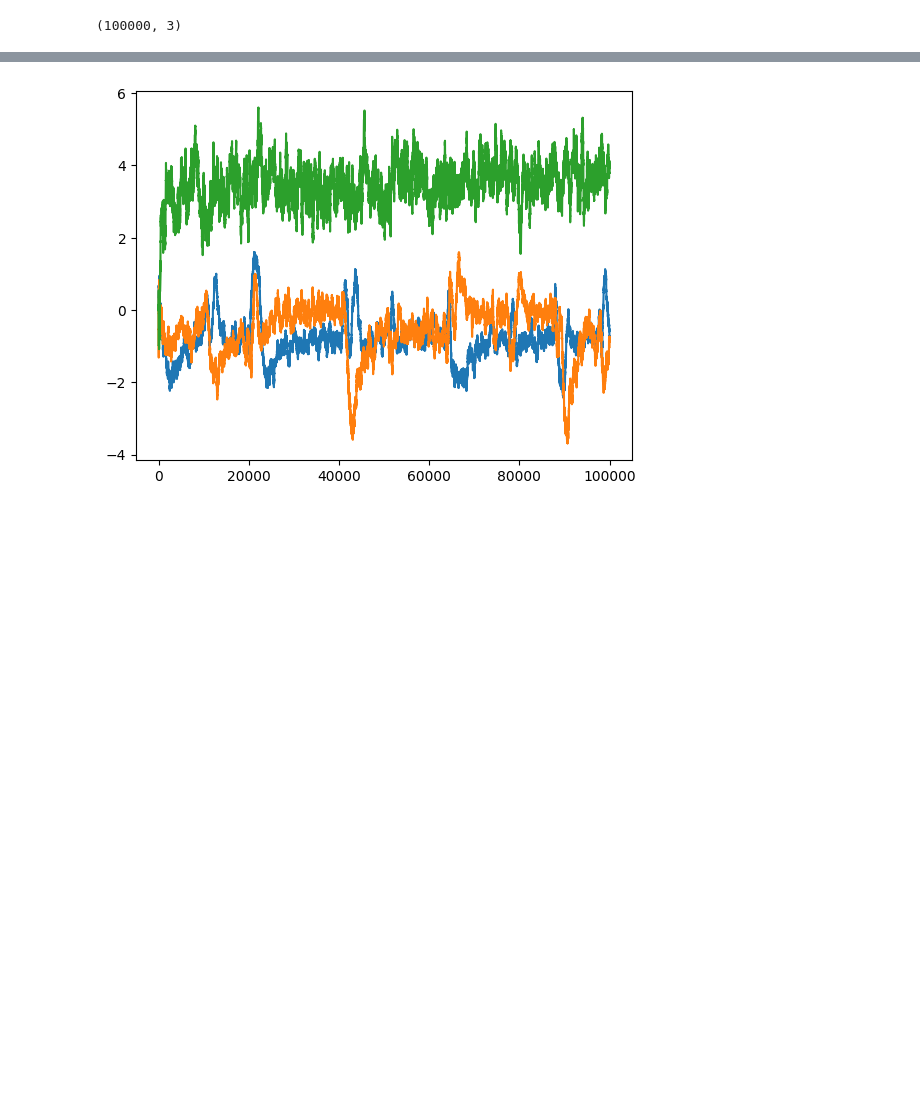
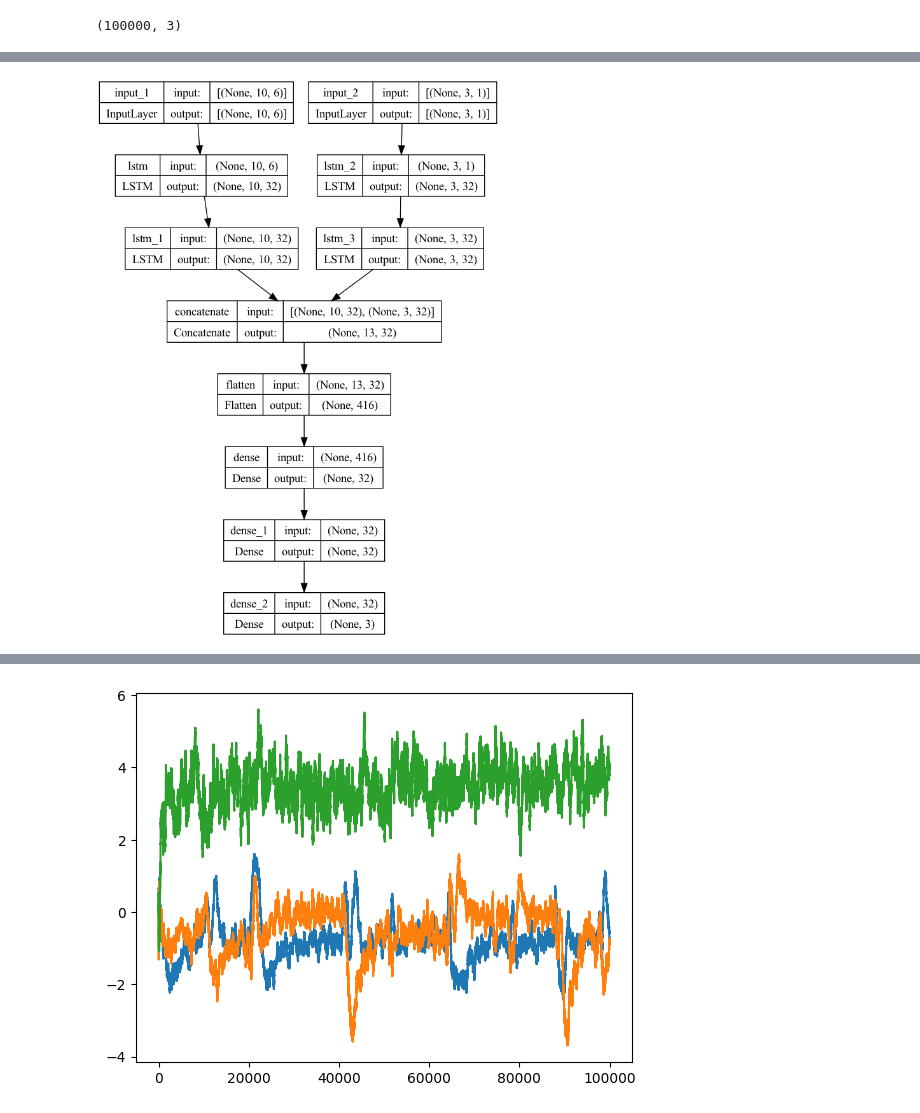
Before and after one commit to alibaniasad1999/INS-AI, a Jupyter notebook: LSTM/LSTM_error.ipynb, the cells around one changed output, grey strips where cells are left out. Saved outputs shown, nothing was run; the diff lists cells and outputs as text; code cells hidden in the pictures; blank space fills up the shorter version.

```diff
--- a/LSTM/LSTM_error.ipynb
+++ b/LSTM/LSTM_error.ipynb
@@ -223,0 +210,5 @@ _________________________________________________________________
+# %%
+# plot model
+tf.keras.utils.plot_model(model, to_file='model.png', show_shapes=True)
+# %% [output]
+[figure, added]
```
Also changed, not shown: parts of 15 cells of this notebook, 5 other files.
